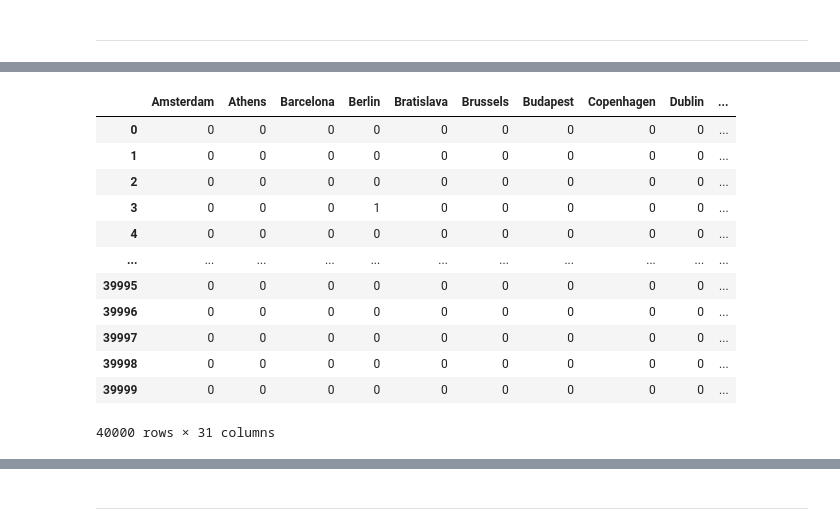
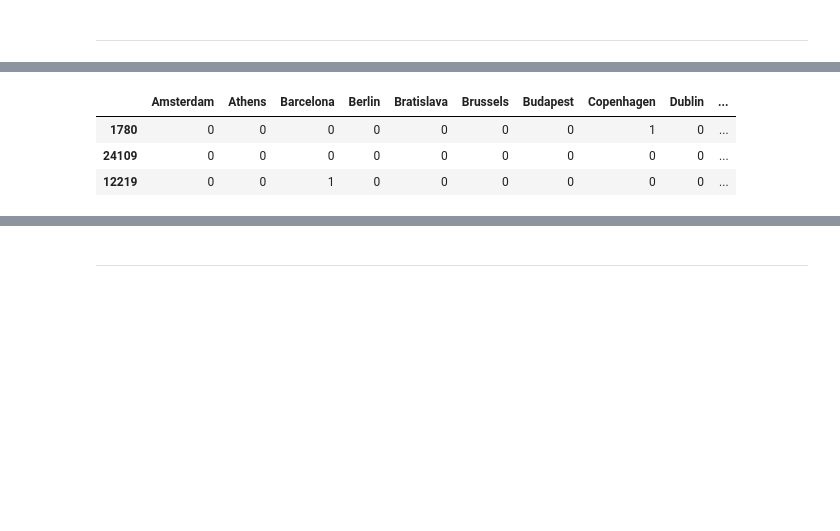
Before and after one commit to IvanAleshin/Skillfactory_projects, a Jupyter notebook: module_3/Main_work.ipynb, the cells around one changed output, grey strips where cells are left out. Saved outputs shown, nothing was run; the diff lists cells and outputs as text; code cells hidden in the pictures; blank space fills up the shorter version.

```diff
--- a/module_3/Main_work.ipynb
+++ b/module_3/Main_work.ipynb
@@ -59,2 +141,10 @@ df.sample(3)
+# %%
+df['Two_reviews'] = df['Reviews'].apply(lambda x: x.split('],')[0])
+df['Two_reviews'] = df['Two_reviews'].apply(lambda x: x.split("',"))
+df['Review_1'] = df['Two_reviews'].apply(lambda x: x[0])
+df['Review_1'] = df['Review_1'].apply(lambda x: x.replace('[','').replace("'", ''))
+# %%
+df['Review_2'] = df['Two_reviews'].apply(lambda x: x[-1])
+df['Review_2'] = df['Review_2'].apply(lambda x: x.replace('[','').replace("'", ''))
 # %% [markdown]
 -----------
@@ -60,0 +158,4 @@ df.sample(3)
+# %%
+df['Review_1'] = df['Review_1'].apply(lambda x: TextBlob(x).polarity)
+# %%
+df['Review_2'] = df['Review_2'].apply(lambda x: TextBlob(x).polarity)
@@ -76,19 +194,10 @@ array(['Paris', 'Stockholm', 'London', 'Berlin', 'Munich', 'Oporto',
 # %%
 city_df = pd.get_dummies(df.City)  # Делаем дамми-признаки всех городов
-city_df
+city_df.sample(3)
 # %% [output]
 |  | Amsterdam | Athens | Barcelona | Berlin | Bratislava | Brussels | Budapest | Copenhagen | Dublin | ... |
-| 0 | 0 | 0 | 0 | 0 | 0 | 0 | 0 | 0 | 0 | ... |
-| 1 | 0 | 0 | 0 | 0 | 0 | 0 | 0 | 0 | 0 | ... |
-| 2 | 0 | 0 | 0 | 0 | 0 | 0 | 0 | 0 | 0 | ... |
-| 3 | 0 | 0 | 0 | 1 | 0 | 0 | 0 | 0 | 0 | ... |
-| 4 | 0 | 0 | 0 | 0 | 0 | 0 | 0 | 0 | 0 | ... |
-| ... | ... | ... | ... | ... | ... | ... | ... | ... | ... | ... |
-| 39995 | 0 | 0 | 0 | 0 | 0 | 0 | 0 | 0 | 0 | ... |
-| 39996 | 0 | 0 | 0 | 0 | 0 | 0 | 0 | 0 | 0 | ... |
-| 39997 | 0 | 0 | 0 | 0 | 0 | 0 | 0 | 0 | 0 | ... |
-| 39998 | 0 | 0 | 0 | 0 | 0 | 0 | 0 | 0 | 0 | ... |
-| 39999 | 0 | 0 | 0 | 0 | 0 | 0 | 0 | 0 | 0 | ... |
+| 1780 | 0 | 0 | 0 | 0 | 0 | 0 | 0 | 1 | 0 | ... |
+| 24109 | 0 | 0 | 0 | 0 | 0 | 0 | 0 | 0 | 0 | ... |
+| 12219 | 0 | 0 | 1 | 0 | 0 | 0 | 0 | 0 | 0 | ... |
-40000 rows × 31 columns
 # %%
 df = pd.concat([df, city_df], axis=1)  # Добавляем дамми-города в таблицу
```
Also changed, not shown: parts of 48 cells of this notebook.
